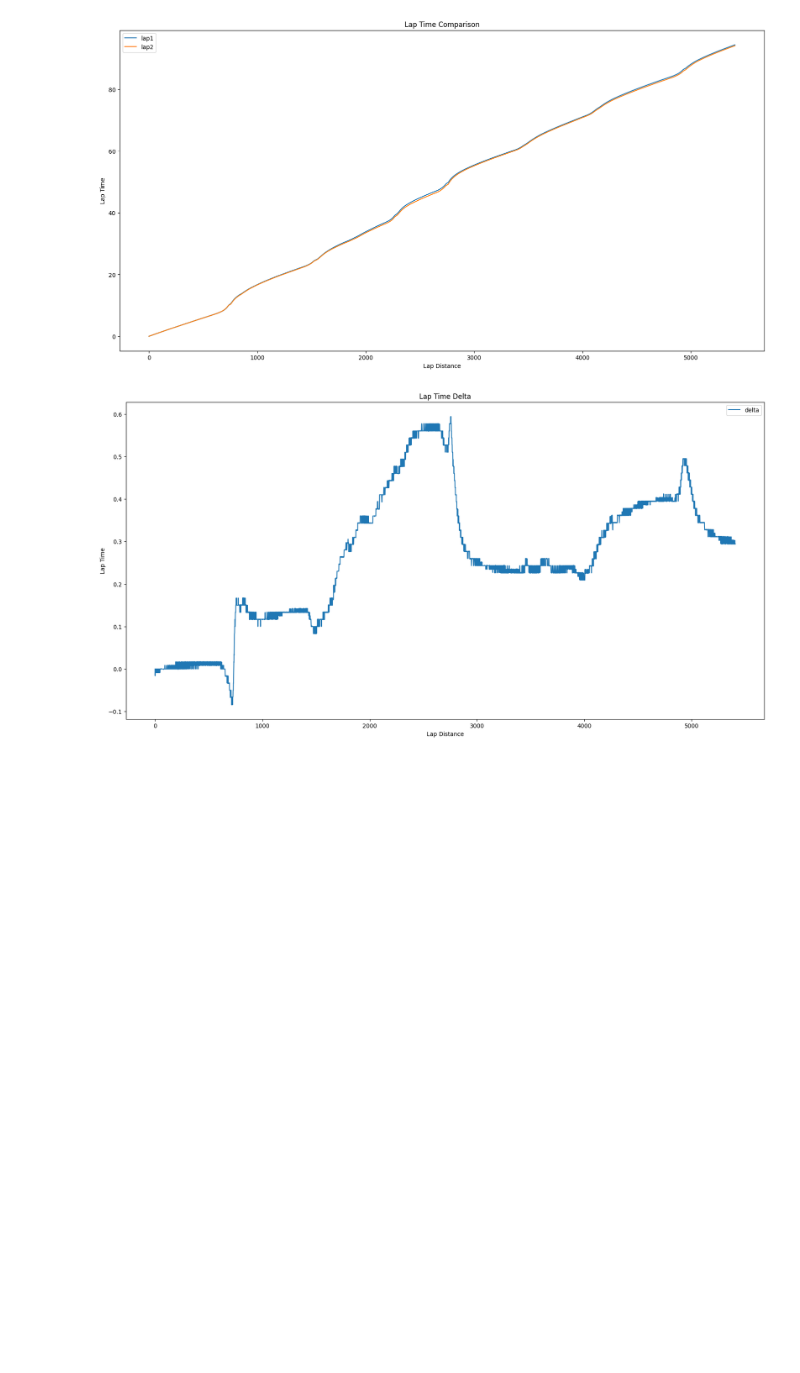
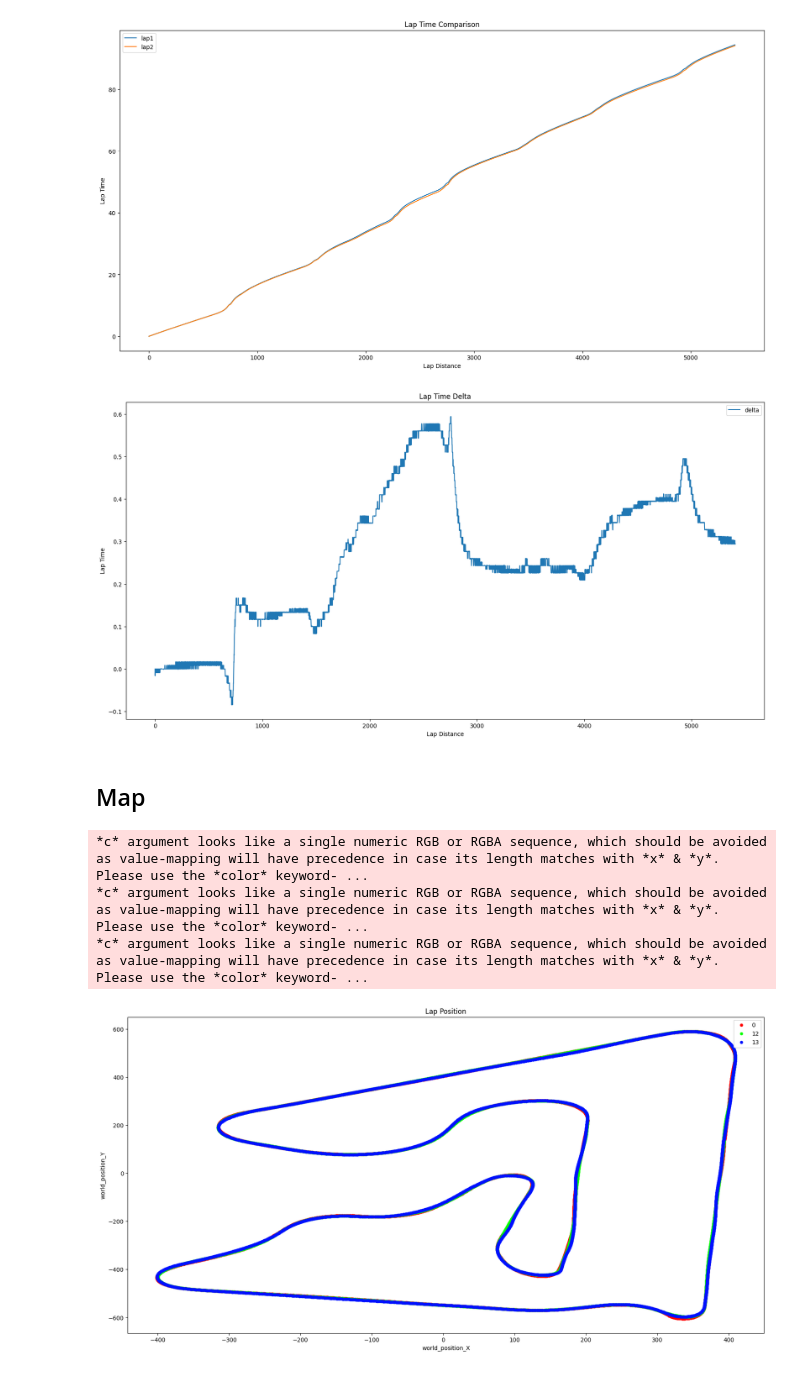
Before and after one commit to khalid-talakshi/f1-notebooks, a Jupyter notebook: practice-notebook.ipynb, the cells around one changed output. Saved outputs shown, nothing was run; the diff lists cells and outputs as text; code cells hidden in the pictures; blank space fills up the shorter version.

```diff
--- a/practice-notebook.ipynb
+++ b/practice-notebook.ipynb
@@ -109,6 +109,11 @@ setupColumnRename = {
 def highlight_min(x):
    min_val = x.min()
    return ['background-color: purple' if val == min_val else '' for val in x]
+
+def get_cmap(n, name='hsv'):
+    '''Returns a function that maps each index in 0, 1, ..., n-1 to a distinct
+    RGB color; the keyword argument name must be a standard mpl colormap name.'''
+    return plt.cm.get_cmap(name, n)
 # %% [markdown]
 ## Lap Time Data
 Lap times from valid laps
@@ -207,3 +213,22 @@ plt.show()
 # %% [output]
 [figure]
 [figure]
+# %% [markdown]
+## Map
+# %%
+laps = [0, 12, 13]
+
+lap_data = list(map(lambda lap: df[df['lapNum'] == lap][['world_position_X', 'world_position_Y']], laps))
+
+colors = get_cmap(len(laps) + 1)
+
+ax = lap_data[0].plot.scatter(x="world_position_X", y="world_position_Y", title="Lap Position", figsize=(20,10), xlabel="X", ylabel="Y", label=laps[0], color=colors(0))
+for i in range(1, len(lap_data)):
+    lap_data[i].plot.scatter(x="world_position_X", y="world_position_Y", ax=ax, label=laps[i], color=colors(i))
+
+plt.show()
+# %% [output]
+*c* argument looks like a single numeric RGB or RGBA sequence, which should be avoided as value-mapping will have precedence in case its length matches with *x* & *y*.  Please use the *color* keyword- ...
+*c* argument looks like a single numeric RGB or RGBA sequence, which should be avoided as value-mapping will have precedence in case its length matches with *x* & *y*.  Please use the *color* keyword- ...
+*c* argument looks like a single numeric RGB or RGBA sequence, which should be avoided as value-mapping will have precedence in case its length matches with *x* & *y*.  Please use the *color* keyword- ...
+[figure, added]
```
Also changed, not shown: parts of 1 cell of this notebook.
